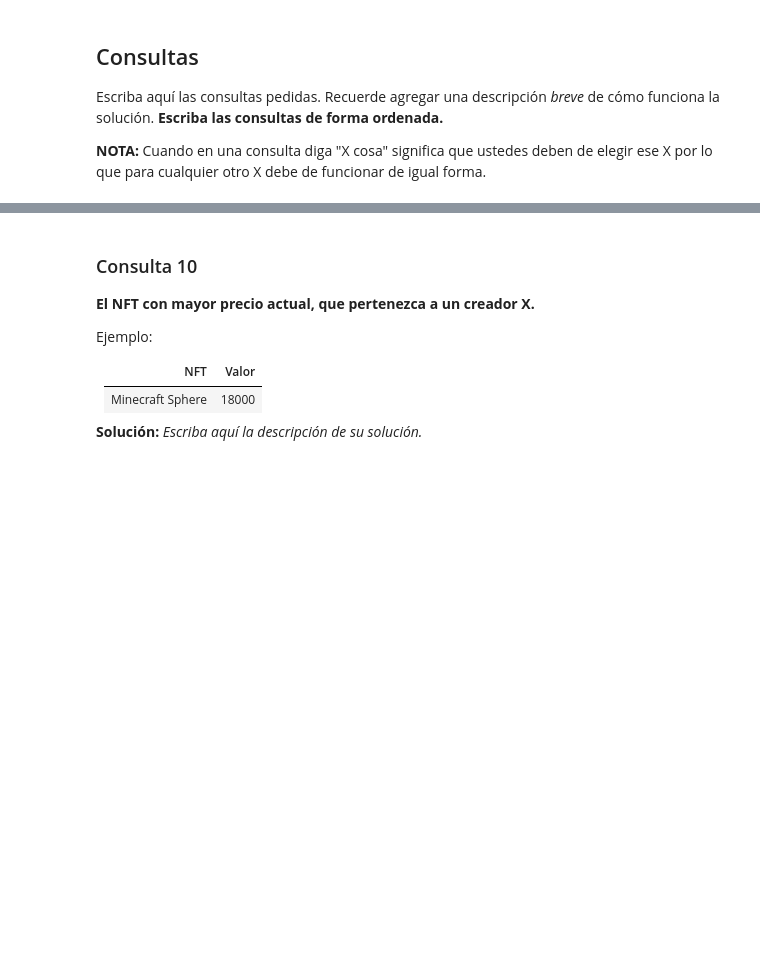
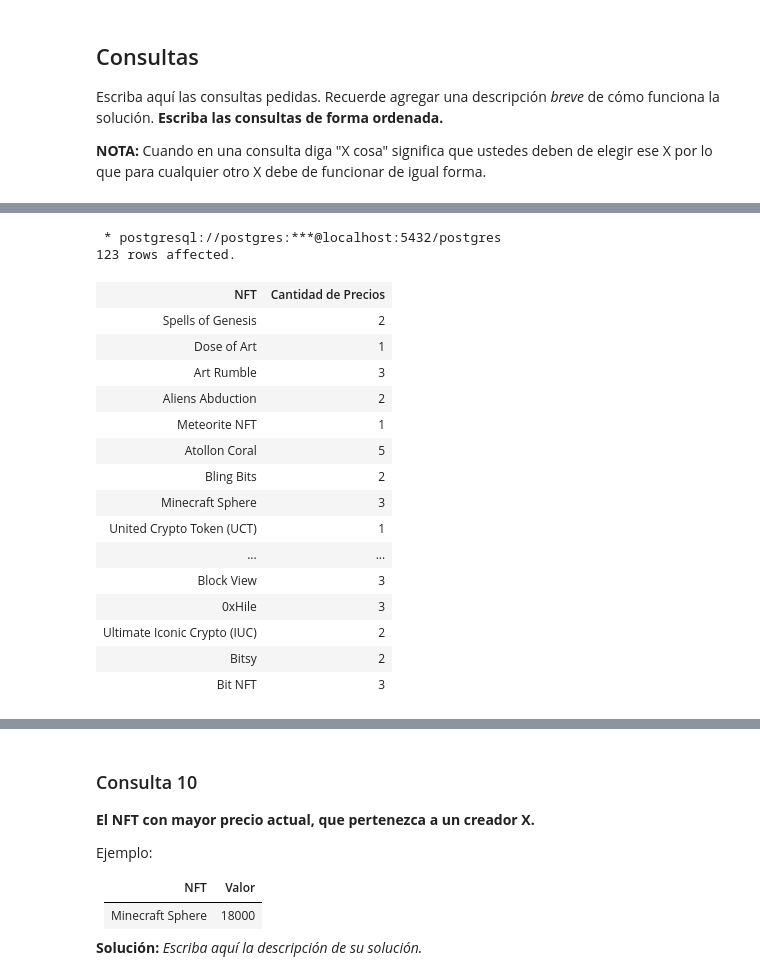
Before and after one commit to lucasmartinezr/Base_de_Datos, a Jupyter notebook: Tarea-1-Grupo38/Tarea1_BD_2022-1 V1.1.ipynb, the cells around one changed output, grey strips where cells are left out. Drawn from its saved outputs; the diff is of its cells as text; code cells hidden in the pictures; blank space fills up the shorter version.

```diff
--- a/Tarea-1-Grupo38/Tarea1_BD_2022-1 V1.1.ipynb
+++ b/Tarea-1-Grupo38/Tarea1_BD_2022-1 V1.1.ipynb
@@ -512,0 +397,29 @@ WHERE
+# %%
+%%sql
+SELECT
+	(nft.nombre) as "NFT", COUNT(nft.nombre) as "Cantidad de Precios"
+FROM
+	nft INNER JOIN precio_nft
+ON
+	nft.id_nft = precio_nft.id_nft
+GROUP BY
+	nft.nombre;
+# %% [output]
+ * postgresql://postgres:***@localhost:5432/postgres
+123 rows affected.
+| NFT | Cantidad de Precios |
+| Spells of Genesis | 2 |
+| Dose of Art | 1 |
+| Art Rumble | 3 |
+| Aliens Abduction | 2 |
+| Meteorite NFT | 1 |
+| Atollon Coral | 5 |
+| Bling Bits | 2 |
+| Minecraft Sphere | 3 |
+| United Crypto Token (UCT) | 1 |
+| ... | ... |
+| Block View | 3 |
+| 0xHile | 3 |
+| Ultimate Iconic Crypto (IUC) | 2 |
+| Bitsy | 2 |
+| Bit NFT | 3 |
```
Also changed, not shown: parts of 48 cells of this notebook.
